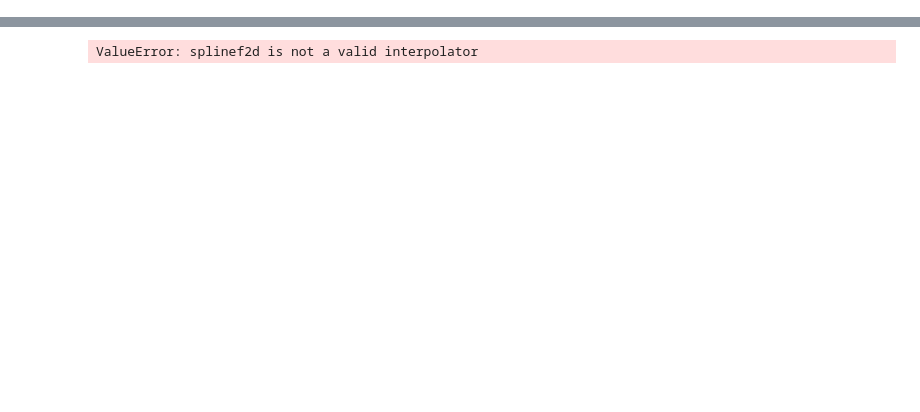
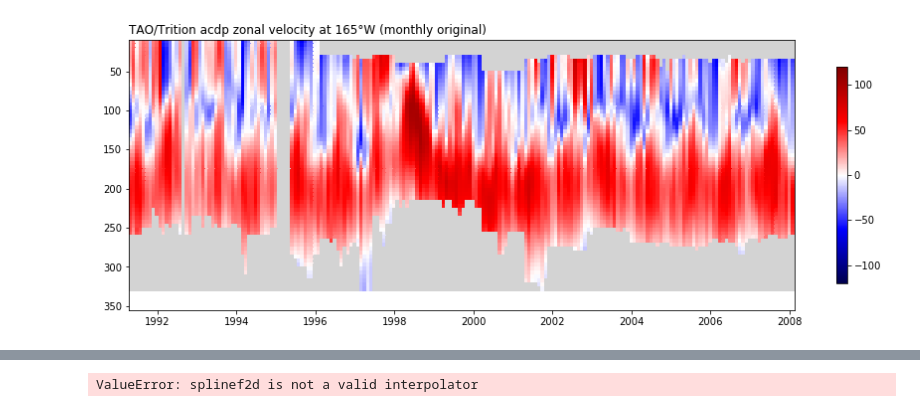
Before and after one commit to stellema/euc_particles, a Jupyter notebook: scripts/tao test.ipynb, the cells around one changed output, grey strips where cells are left out. Cells and saved outputs as stored; diff of their text form; code cells hidden in the pictures; blank space fills up the shorter version.

```diff
--- a/scripts/tao test.ipynb
+++ b/scripts/tao test.ipynb
@@ -43,0 +74,9 @@ df
+# %%
+name = 'TAO/Trition acdp zonal velocity at 165°W (monthly original)'
+save_name = 'tao_165w_original_mon.png'
+z = du.depth
+t = du.time
+u = du.u_1205.transpose('depth', 'time')
+plot_tao(z, t, u, name, save_name)
+# %% [output]
+[figure, added]
```
Also changed, not shown: parts of 30 cells of this notebook, 19 other files.
